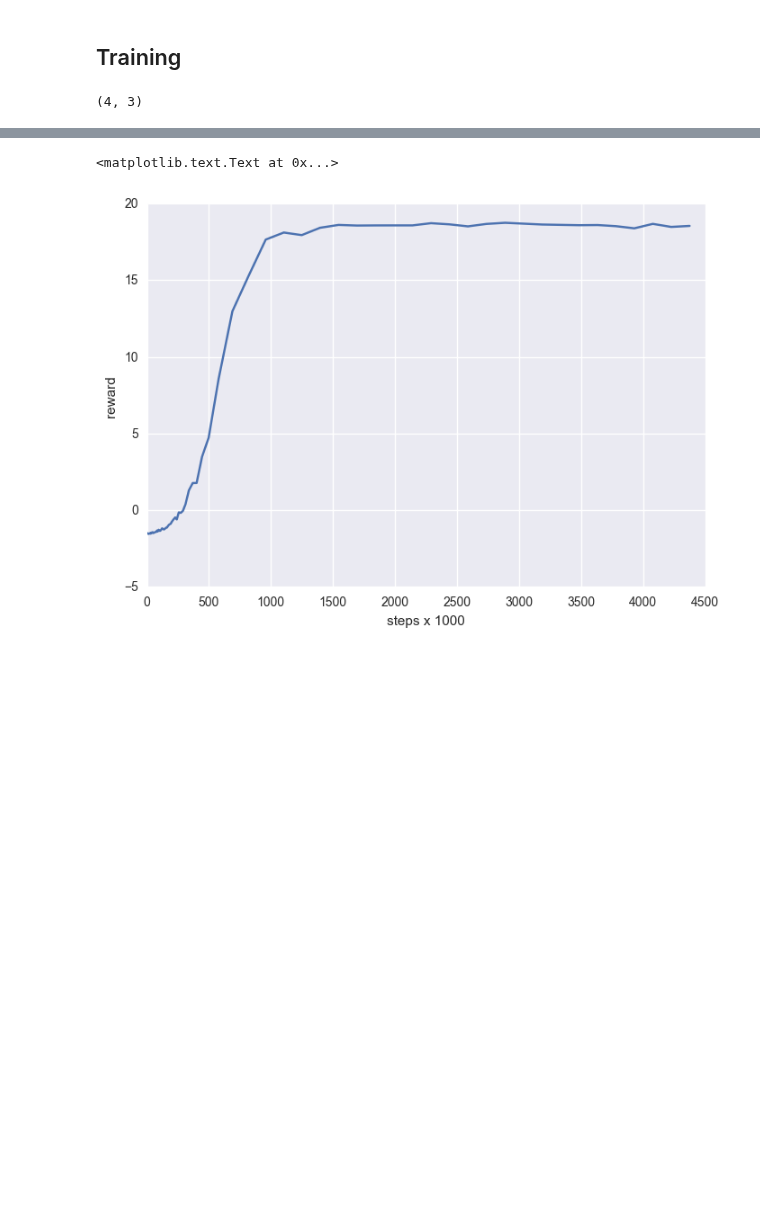
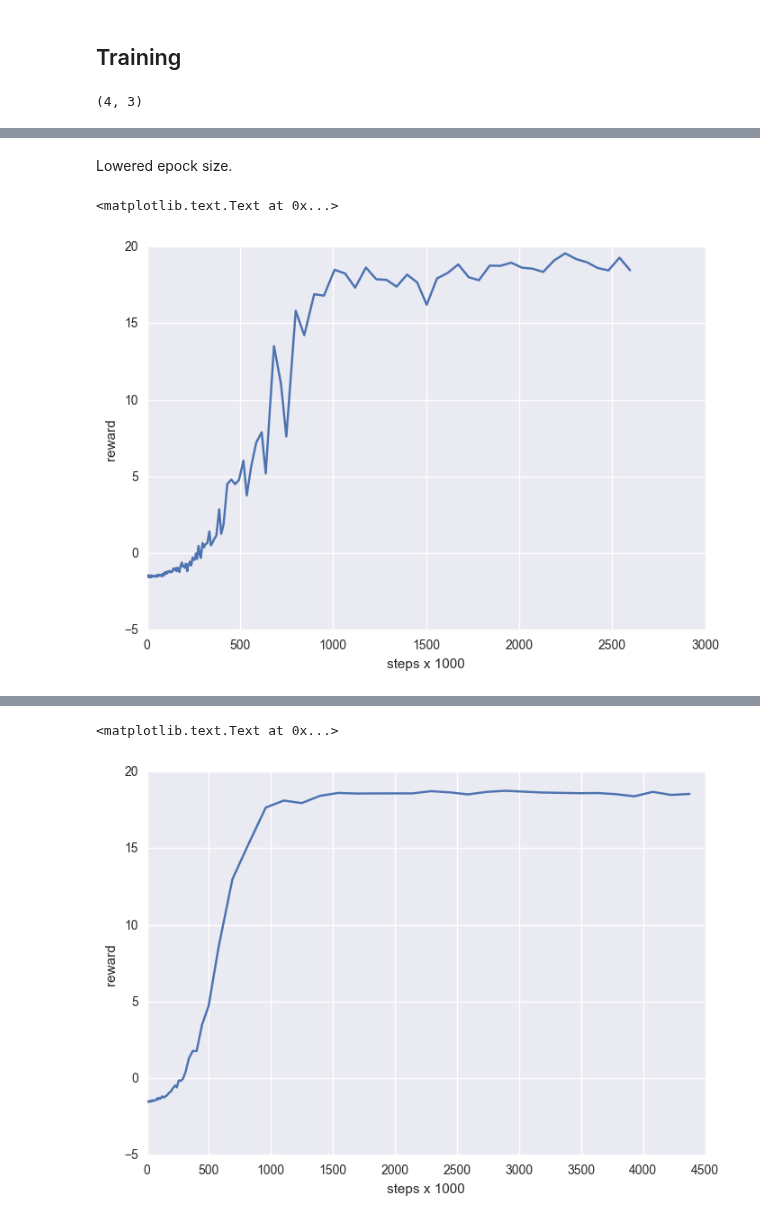
Before and after one commit to jcsharp/DriveIt, a Jupyter notebook: Model-Train.ipynb, the cells around one changed output, grey strips where cells are left out. Drawn from its saved outputs; the diff is of its cells as text; code cells hidden in the pictures; blank space fills up the shorter version.

```diff
--- a/Model-Train.ipynb
+++ b/Model-Train.ipynb
@@ -129,8 +129,9 @@ class Agent:
         self.stateCnt = stateCnt
         self.actionCnt = actionCnt
 
-        lr = [0.5, 0.2, 0.2, 0.1, 0.1, 0.05, 0.05, 0.02, 0.02, 0.01]
-        self.epoch_size = 300000
+        #       0   .2   .4    .6    .8   1.0   1.2
+        lr = [0.5, 0.2, 0.1, 0.05, 0.02, 0.02, 0.01]
+        self.epoch_size = 200000
         self.lr_schedule \
         = learning_rate_schedule(lr, UnitType.sample, epoch_size=self.epoch_size)
 
@@ -336,7 +337,7 @@ def run_episode(agent, render=False):
 # %%
 from DriveItGym import DriveItEnv
 
-BATCH_SIZE = 250  # calculate average reward over these many episodes
+BATCH_SIZE = 100  # calculate average reward over these many episodes
 
 env = DriveItEnv(time_limit=10.0, throttle_limit=1.0, show_true_median_pos=False)
 stateCnt  = env.observation_space.shape[0]
@@ -399,0 +404,8 @@ plt.xlabel('steps x 1000');plt.ylabel('reward')
+# %% [markdown]
+Lowered epock size.
+# %%
+plt.plot([e[0]/1000 for e in episodes], [e[1] for e in episodes])
+plt.xlabel('steps x 1000');plt.ylabel('reward')
+# %% [output]
+<matplotlib.text.Text at 0x...>
+[figure, added]
```
Also changed, not shown: parts of 5 cells of this notebook, 3 other files.
